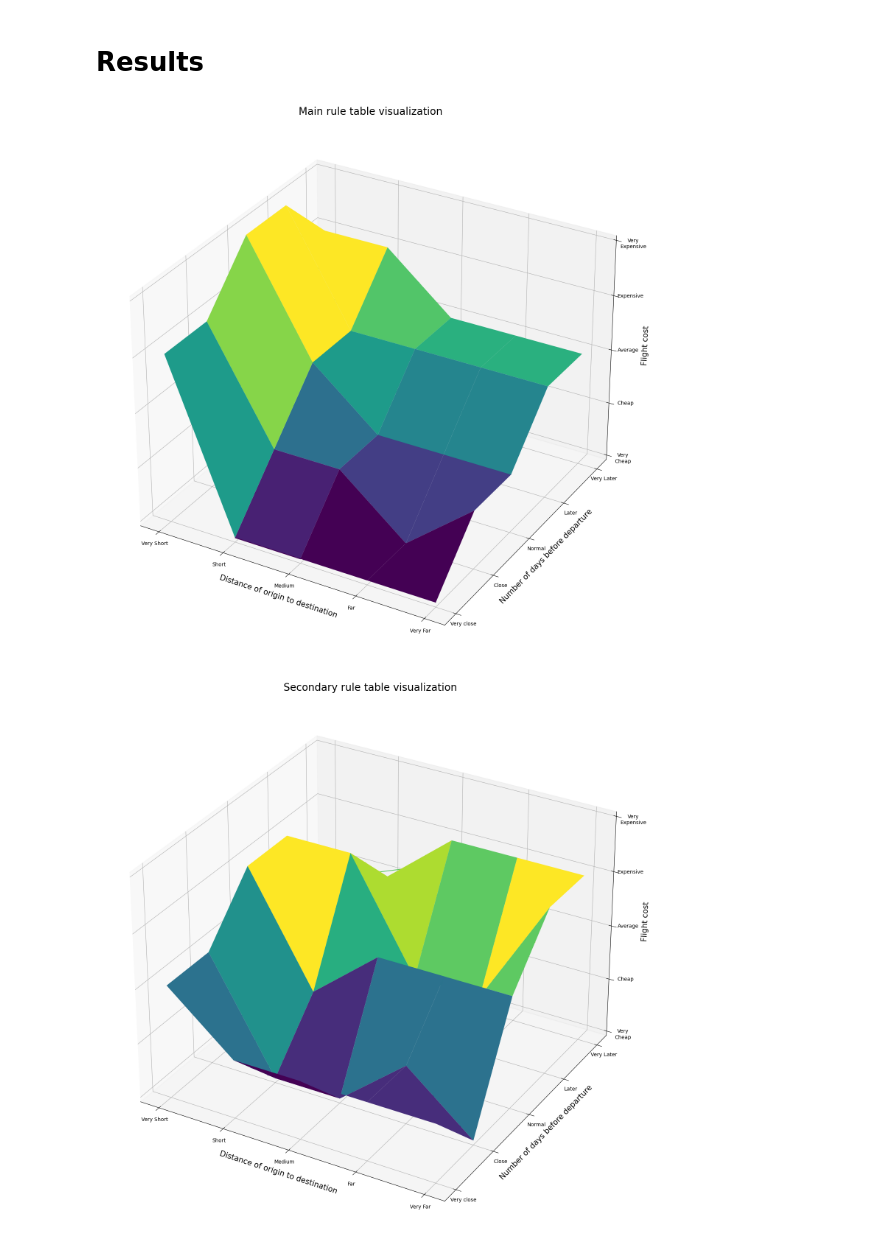
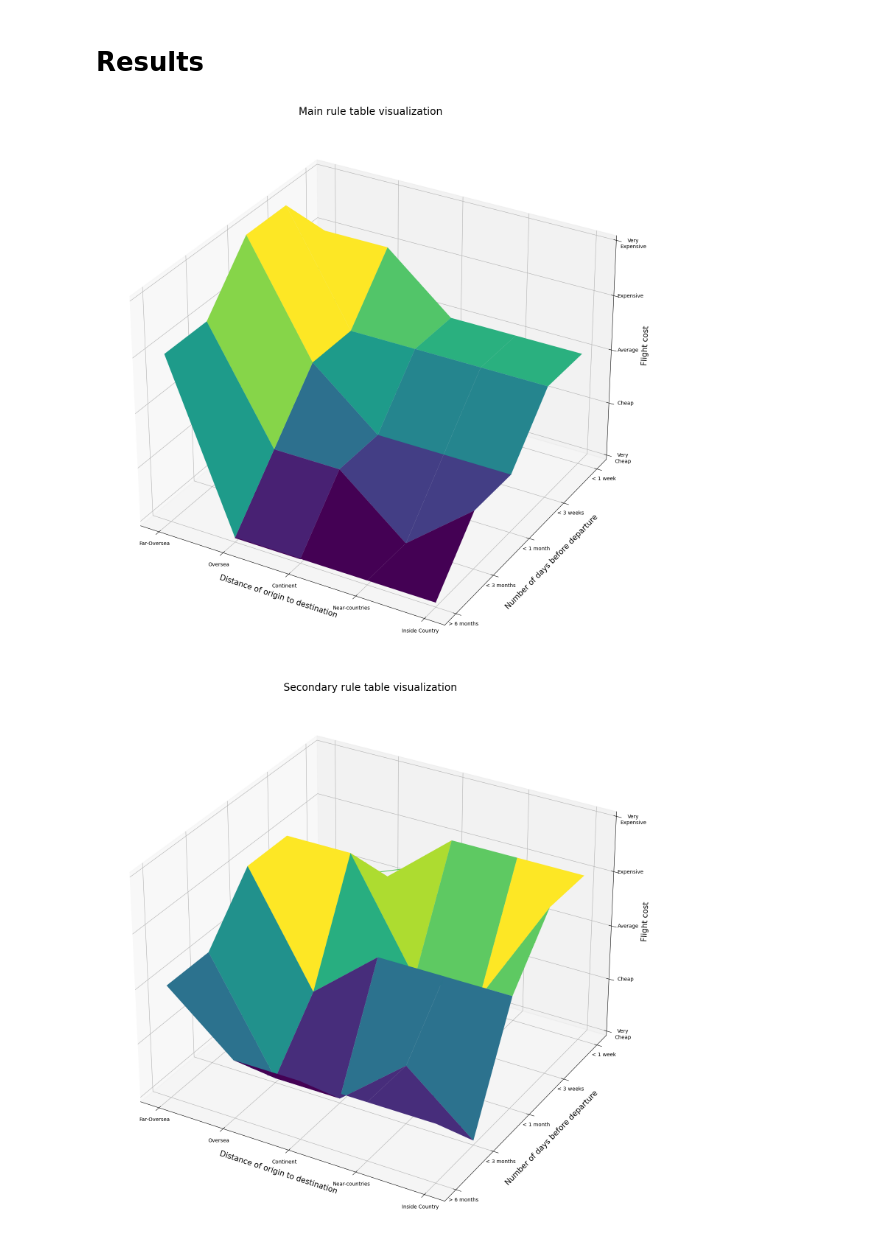
Before and after one commit to claredavies/ArtificialIntelligience, a Jupyter notebook: WeLoveComputationalIntelligence.ipynb, the cells around one changed output. Drawn from its saved outputs; the diff is of its cells as text; code cells hidden in the pictures.

Commit message:
Fixed visualization

```diff
--- a/WeLoveComputationalIntelligence.ipynb
+++ b/WeLoveComputationalIntelligence.ipynb
@@ -555,36 +555,36 @@ def plot_table(x, y, z, title):
   axes = fig.add_subplot(projection="3d")
   axes.plot_surface(x, y, z,cmap="viridis")
   plt.tight_layout()
-  plt.xticks([1,2,3,4,5], ["Very Short", "Short", "Medium", "Far", "Very Far"])
-  plt.yticks([1,2,3,4,5], ["Very close", "Close", "Normal", "Later", "Very Later"])
+  plt.xticks([1,2,3,4,5], ["Far-Oversea", "Oversea", "Continent", "Near-countries", "Inside Country"])
+  plt.yticks([1,2,3,4,5], ["> 6 months", "< 3 months", "< 1 month", "< 3 weeks", "< 1 week"])
   plt.xlabel("Distance of origin to destination", fontsize=15)
   plt.ylabel("Number of days before departure", fontsize=15)
   plt.tick_params(axis='x', pad=5)
   plt.tick_params(axis='y', pad=5)
   axes.set_zlim3d(1, 5)
   axes.set_zticks([1,2,3,4,5])
   axes.set_zticklabels(["Very\nCheap", "Cheap", "Average", "Expensive", "Very\nExpensive"])
   axes.set_zlabel("Flight cost", fontsize=15)
   axes.tick_params(axis='z', pad=12)
   axes.zaxis.labelpad = 20
   axes.xaxis.labelpad = 10
-  axes.yaxis.labelpad = 10
+  axes.yaxis.labelpad = 20
   plt.contour(x, y, z,cmap="viridis")
   plt.title(title, fontsize=20)
   plt.show()
 
 x, y = np.meshgrid(x_orig2, y_orig2)
 z_1= np.zeros_like(x)
 z_2= np.zeros_like(x)
 # Loop through the system 21*21 times to collect the control surface
 for i in range(5):
   for j in range(5):
     res_1 = convert_label_to_int(z_dict[i+1][j+1])
     res_2 = convert_label_to_int(z_dict2[i+1][j+1])
     z_1[i,j] = res_1
     z_2[i,j] = res_2
 plot_table(x, y, z_1, "Main rule table visualization")
 plot_table(x, y, z_2, "Secondary rule table visualization")
 # %% [output]
-[figure, old version]
+[figure, new version]
-[figure, old version]
+[figure, new version]
```
